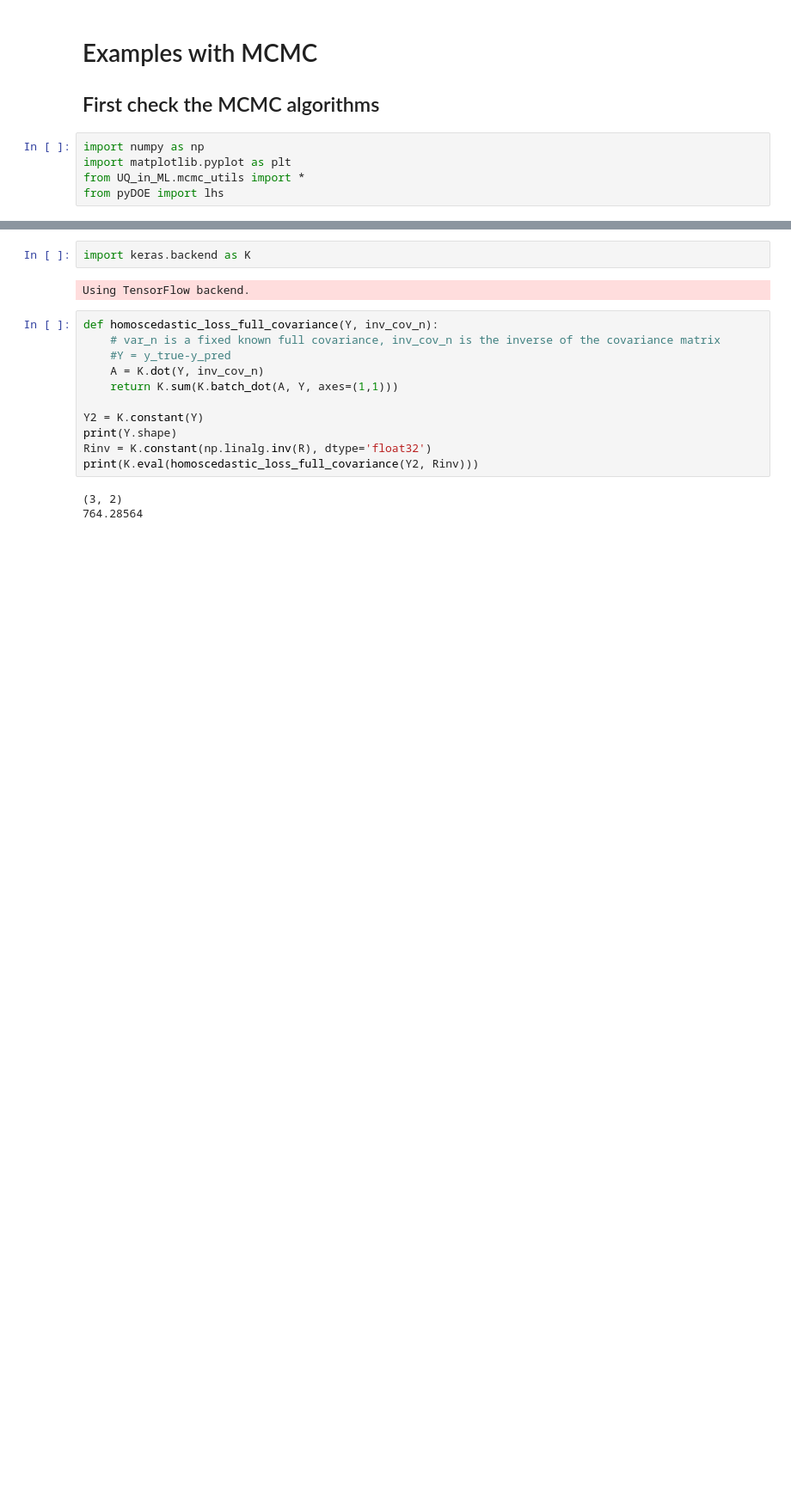
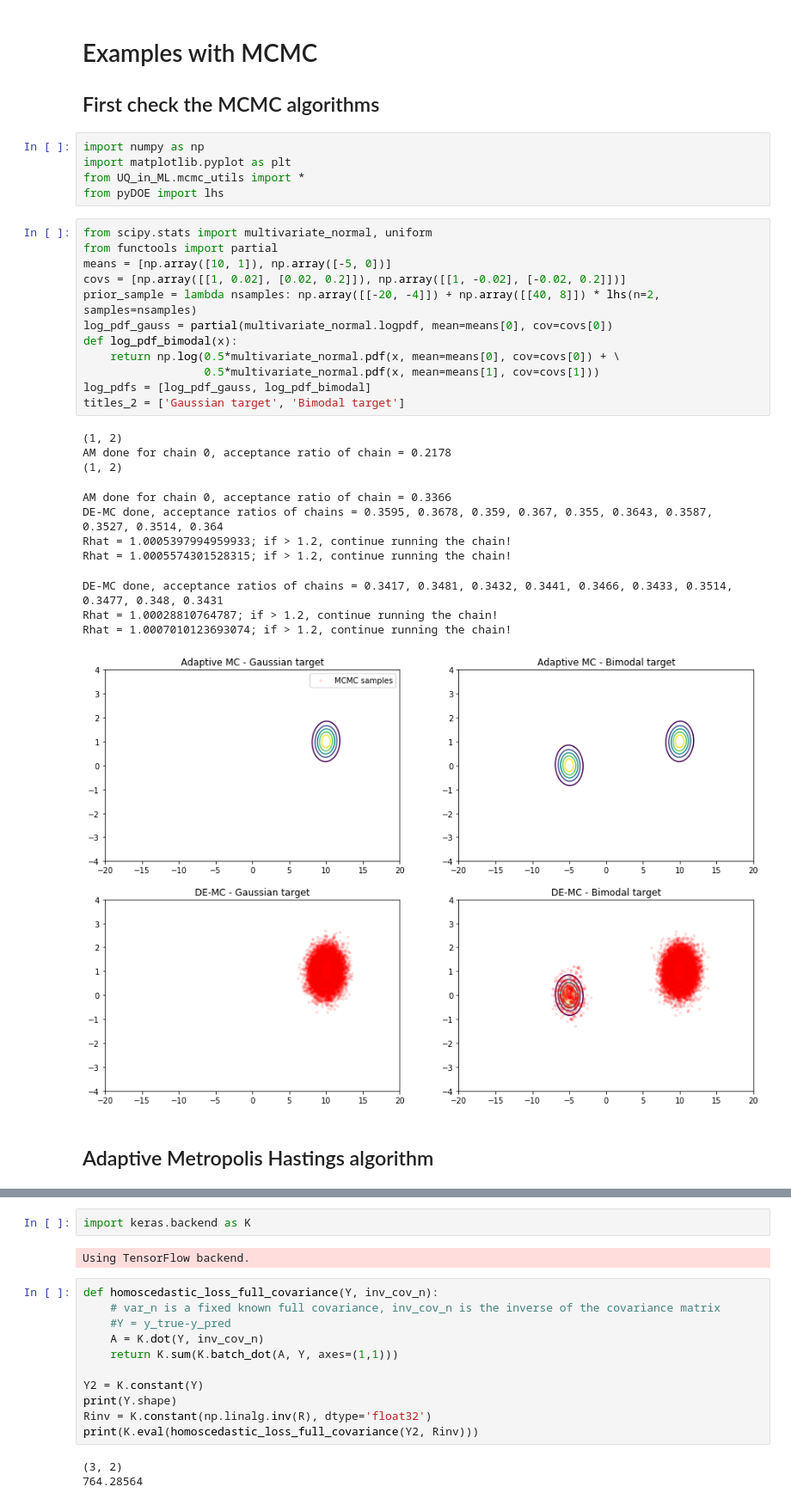
Before and after one commit to AudOlivier/UQ_in_ML, a Jupyter notebook: MCMC_Examples.ipynb, the cells around one changed output, grey strips where cells are left out. Shown at 86% size. Drawn from its saved outputs; the diff is of its cells as text; blank space fills up the shorter version.

```diff
--- a/MCMC_Examples.ipynb
+++ b/MCMC_Examples.ipynb
@@ -7,3 +7,29 @@ import numpy as np
 import matplotlib.pyplot as plt
 from UQ_in_ML.mcmc_utils import *
 from pyDOE import lhs
+# %%
+from scipy.stats import multivariate_normal, uniform
+from functools import partial
+means = [np.array([10, 1]), np.array([-5, 0])]
+covs = [np.array([[1, 0.02], [0.02, 0.2]]), np.array([[1, -0.02], [-0.02, 0.2]])]
+prior_sample = lambda nsamples: np.array([[-20, -4]]) + np.array([[40, 8]]) * lhs(n=2, samples=nsamples)
+log_pdf_gauss = partial(multivariate_normal.logpdf, mean=means[0], cov=covs[0])
+def log_pdf_bimodal(x):
+    return np.log(0.5*multivariate_normal.pdf(x, mean=means[0], cov=covs[0]) + \
+                  0.5*multivariate_normal.pdf(x, mean=means[1], cov=covs[1]))
+log_pdfs = [log_pdf_gauss, log_pdf_bimodal]
+titles_2 = ['Gaussian target', 'Bimodal target']
+# %% [output]
+(1, 2)
+AM done for chain 0, acceptance ratio of chain = 0.2178
+(1, 2)
+AM done for chain 0, acceptance ratio of chain = 0.3366
+DE-MC done, acceptance ratios of chains = 0.3595, 0.3678, 0.359, 0.367, 0.355, 0.3643, 0.3587, 0.3527, 0.3514, 0.364
+Rhat = 1.0005397994959933; if > 1.2, continue running the chain!
+Rhat = 1.0005574301528315; if > 1.2, continue running the chain!
+DE-MC done, acceptance ratios of chains = 0.3417, 0.3481, 0.3432, 0.3441, 0.3466, 0.3433, 0.3514, 0.3477, 0.348, 0.3431
+Rhat = 1.00028810764787; if > 1.2, continue running the chain!
+Rhat = 1.0007010123693074; if > 1.2, continue running the chain!
+[figure, added]
+# %% [markdown]
+## Adaptive Metropolis Hastings algorithm
```
Also changed, not shown: parts of 8 cells of this notebook, 17 other files.
